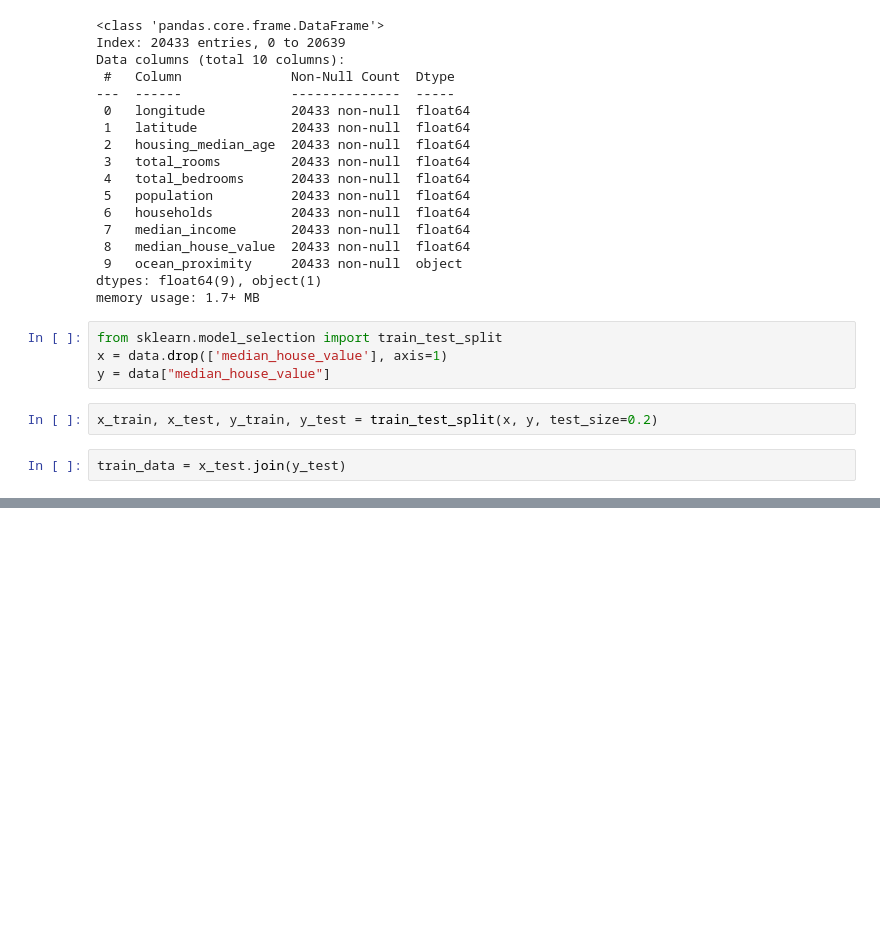
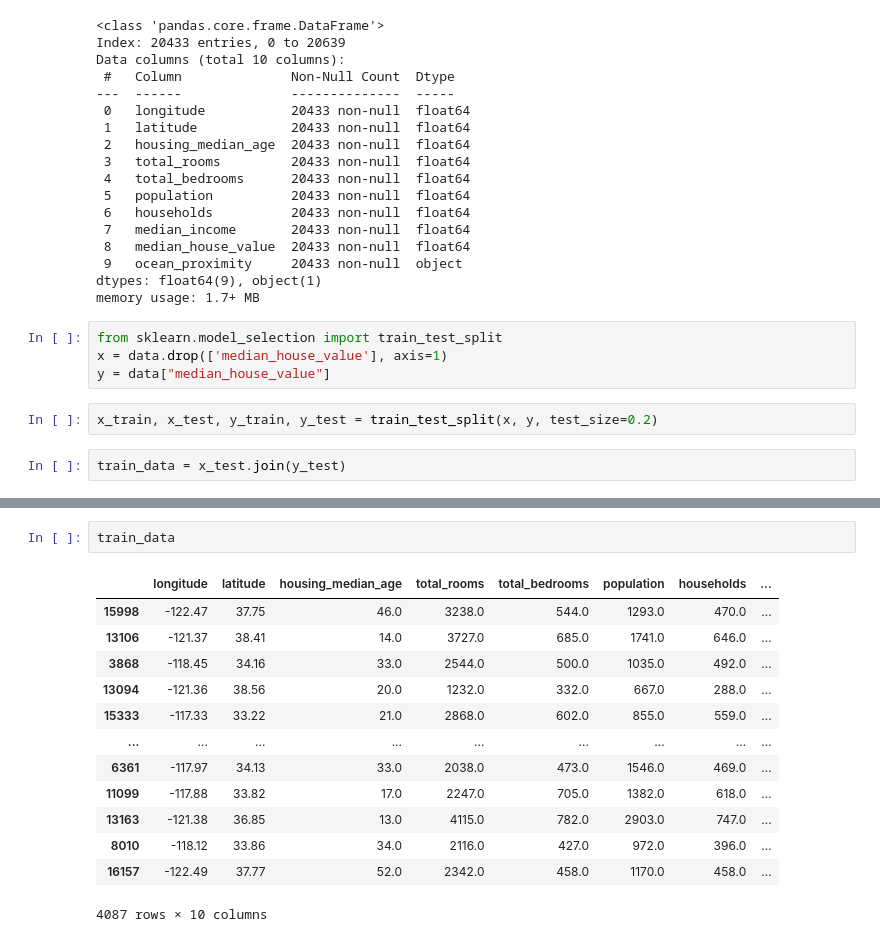
Before and after one commit to honorejabiro/House-Price-Prediction, a Jupyter notebook: notebooks/Untitled.ipynb, the cells around one changed output, grey strips where cells are left out. Drawn from its saved outputs; the diff is of its cells as text; blank space fills up the shorter version.

```diff
--- a/notebooks/Untitled.ipynb
+++ b/notebooks/Untitled.ipynb
@@ -102,0 +103,16 @@ array([[<Axes: title={'center': 'longitude'}>,
+# %%
+train_data
+# %% [output]
+|  | longitude | latitude | housing_median_age | total_rooms | total_bedrooms | population | households | ... |
+| 15998 | -122.47 | 37.75 | 46.0 | 3238.0 | 544.0 | 1293.0 | 470.0 | ... |
+| 13106 | -121.37 | 38.41 | 14.0 | 3727.0 | 685.0 | 1741.0 | 646.0 | ... |
+| 3868 | -118.45 | 34.16 | 33.0 | 2544.0 | 500.0 | 1035.0 | 492.0 | ... |
+| 13094 | -121.36 | 38.56 | 20.0 | 1232.0 | 332.0 | 667.0 | 288.0 | ... |
+| 15333 | -117.33 | 33.22 | 21.0 | 2868.0 | 602.0 | 855.0 | 559.0 | ... |
+| ... | ... | ... | ... | ... | ... | ... | ... | ... |
+| 6361 | -117.97 | 34.13 | 33.0 | 2038.0 | 473.0 | 1546.0 | 469.0 | ... |
+| 11099 | -117.88 | 33.82 | 17.0 | 2247.0 | 705.0 | 1382.0 | 618.0 | ... |
+| 13163 | -121.38 | 36.85 | 13.0 | 4115.0 | 782.0 | 2903.0 | 747.0 | ... |
+| 8010 | -118.12 | 33.86 | 34.0 | 2116.0 | 427.0 | 972.0 | 396.0 | ... |
+| 16157 | -122.49 | 37.77 | 52.0 | 2342.0 | 458.0 | 1170.0 | 458.0 | ... |
+4087 rows × 10 columns
```
Also changed, not shown: parts of 11 cells of this notebook.
